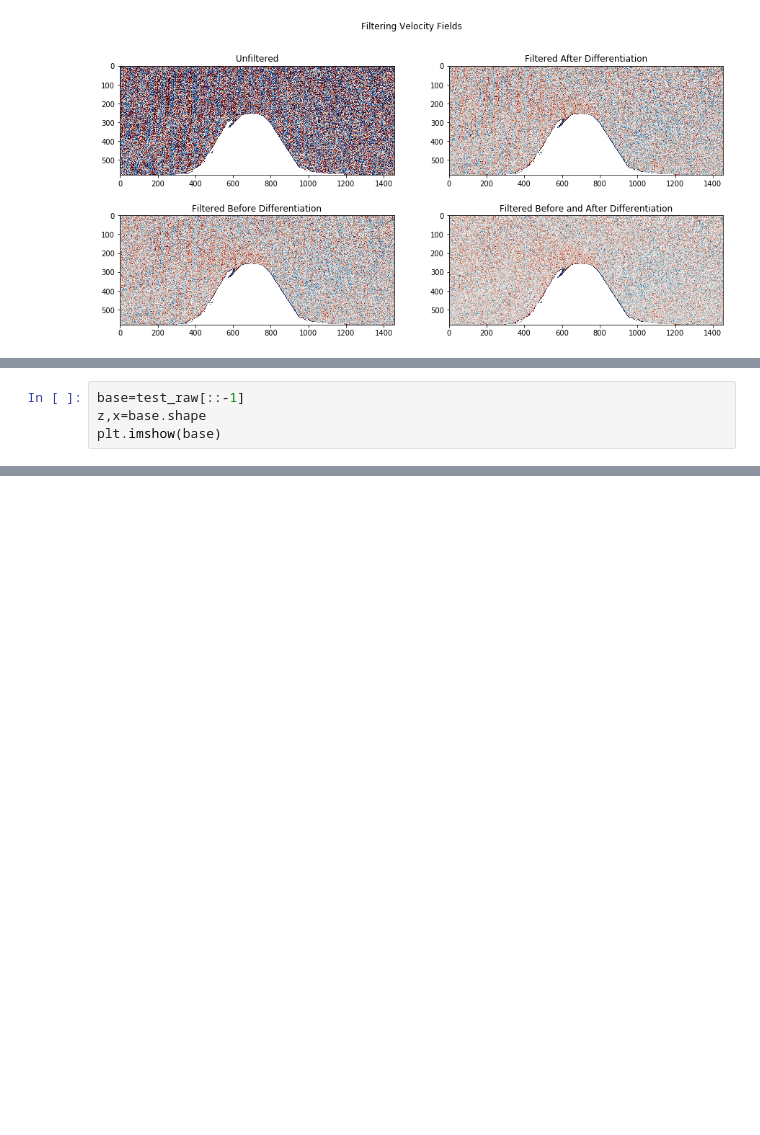
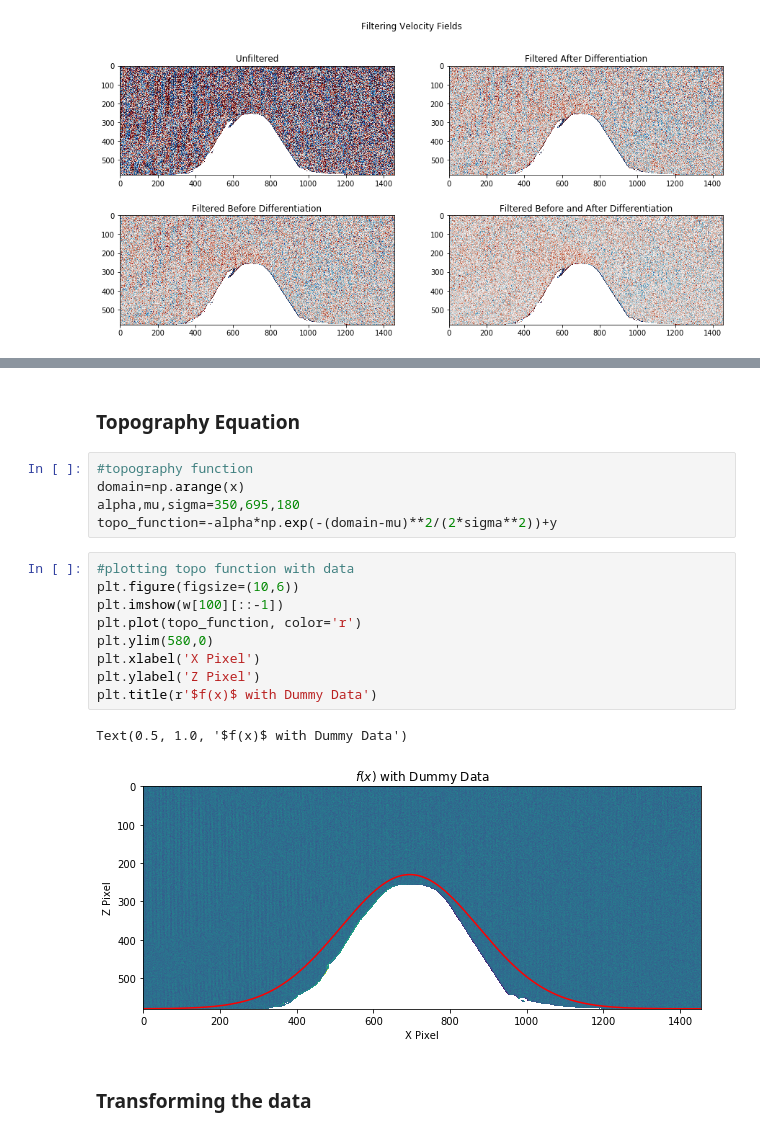
Before and after one commit to callummshaw/Lab_Ridge, a Jupyter notebook: Code/Short Term Visualisation- Fixed.ipynb, the cells around one changed output, grey strips where cells are left out. Saved outputs shown, nothing was run; the diff lists cells and outputs as text; blank space fills up the shorter version.

```diff
--- a/Code/Short Term Visualisation- Fixed.ipynb
+++ b/Code/Short Term Visualisation- Fixed.ipynb
@@ -612,4 +551,0 @@ tester_cut=tester[:,:]
-# %%
-base=test_raw[::-1]
-z,x=base.shape
-plt.imshow(base)
@@ -713,0 +556,21 @@ array([[   0.,    0.,    0., ...,    0.,    0.,    0.],
+# %% [markdown]
+### Topography Equation
+# %%
+#topography function
+domain=np.arange(x)
+alpha,mu,sigma=350,695,180
+topo_function=-alpha*np.exp(-(domain-mu)**2/(2*sigma**2))+y
+# %%
+#plotting topo function with data
+plt.figure(figsize=(10,6))
+plt.imshow(w[100][::-1])
+plt.plot(topo_function, color='r')
+plt.ylim(580,0)
+plt.xlabel('X Pixel')
+plt.ylabel('Z Pixel')
+plt.title(r'$f(x)$ with Dummy Data')
+# %% [output]
+Text(0.5, 1.0, '$f(x)$ with Dummy Data')
+[figure, added]
+# %% [markdown]
+### Transforming the data
```
Also changed, not shown: parts of 41 cells of this notebook.
